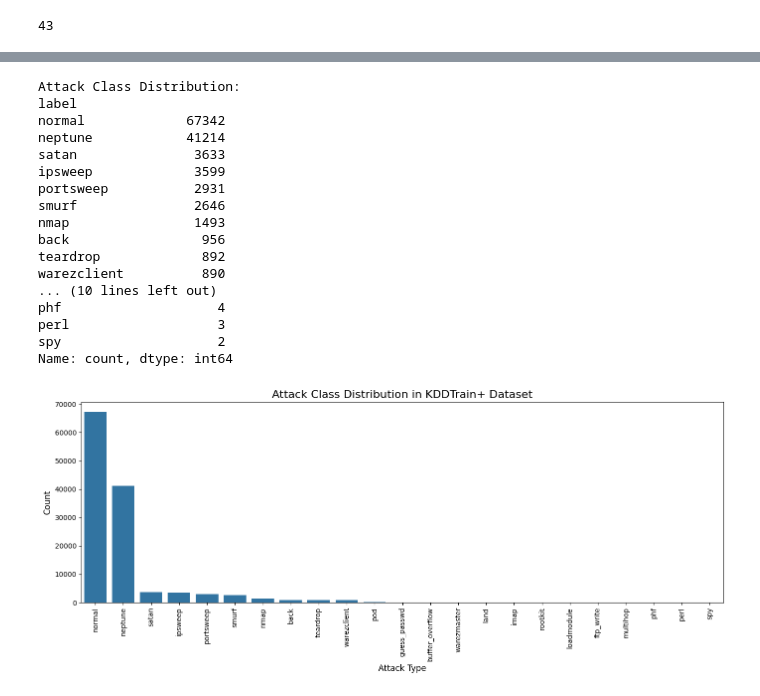
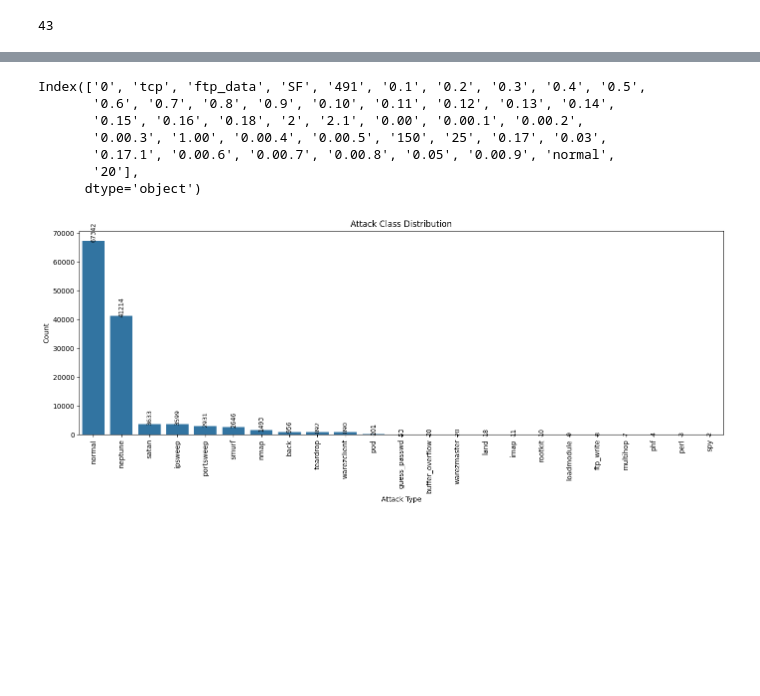
Before and after one commit to chevitividyasagar/Newspringbot, a Jupyter notebook: SENTINET.ipynb, the cells around one changed output, grey strips where cells are left out. Saved outputs shown, nothing was run; the diff lists cells and outputs as text; code cells hidden in the pictures; blank space fills up the shorter version.

```diff
--- a/SENTINET.ipynb
+++ b/SENTINET.ipynb
@@ -130,31 +130,39 @@ plt.show()
+# %%
+print(data.columns)
+# %% [output]
+Index(['0', 'tcp', 'ftp_data', 'SF', '491', '0.1', '0.2', '0.3', '0.4', '0.5',
+       '0.6', '0.7', '0.8', '0.9', '0.10', '0.11', '0.12', '0.13', '0.14',
+       '0.15', '0.16', '0.18', '2', '2.1', '0.00', '0.00.1', '0.00.2',
+       '0.00.3', '1.00', '0.00.4', '0.00.5', '150', '25', '0.17', '0.03',
+       '0.17.1', '0.00.6', '0.00.7', '0.00.8', '0.05', '0.00.9', 'normal',
+       '20'],
+      dtype='object')
+# %%
+kdd_feature_names = [
+    "duration","protocol_type","service","flag","src_bytes","dst_bytes","land",
+    "wrong_fragment","urgent","hot","num_failed_logins","logged_in","num_compromised",
+    "root_shell","su_attempted","num_root","num_file_creations","num_shells",
+    "num_access_files","num_outbound_cmds","is_host_login","is_guest_login",
+    "count","srv_count","serror_rate","srv_serror_rate","rerror_rate",
+    "srv_rerror_rate","same_srv_rate","diff_srv_rate","srv_diff_host_rate",
+    "dst_host_count","dst_host_srv_count","dst_host_same_srv_rate",
+    "dst_host_diff_srv_rate","dst_host_same_src_port_rate",
+    "dst_host_srv_diff_host_rate","dst_host_serror_rate",
+    "dst_host_srv_serror_rate","dst_host_rerror_rate","dst_host_srv_rerror_rate",
+]
+column_names = kdd_feature_names + ["label", "difficulty"]
+data.columns = column_names
 # %%
 label_counts = data['label'].value_counts()
-print("Attack Class Distribution:")
-print(label_counts)
-plt.figure(figsize=(14, 6))
-sns.barplot(x=label_counts.index, y=label_counts.values)
-plt.title("Attack Class Distribution in KDDTrain+ Dataset", fontsize=16)
-plt.xlabel("Attack Type", fontsize=12)
-plt.ylabel("Count", fontsize=12)
+plt.figure(figsize=(14,6))
+ax = sns.barplot(x=label_counts.index, y=label_counts.values)
+for i, value in enumerate(label_counts.values):
+    ax.text(i, value + 50, str(value), ha='center', fontsize=9, rotation=90)
+plt.title("Attack Class Distribution")
+plt.xlabel("Attack Type")
+plt.ylabel("Count")
 plt.xticks(rotation=90)
 plt.tight_layout()
 plt.show()
 # %% [output]
-Attack Class Distribution:
-label
-normal             67342
-neptune            41214
-satan               3633
-ipsweep             3599
-portsweep           2931
-smurf               2646
-nmap                1493
-back                 956
-teardrop             892
-warezclient          890
-... (10 lines left out)
-phf                    4
-perl                   3
-spy                    2
-Name: count, dtype: int64
-[figure, old version]
+[figure, new version]
```
Also changed, not shown: parts of 9 cells of this notebook.
